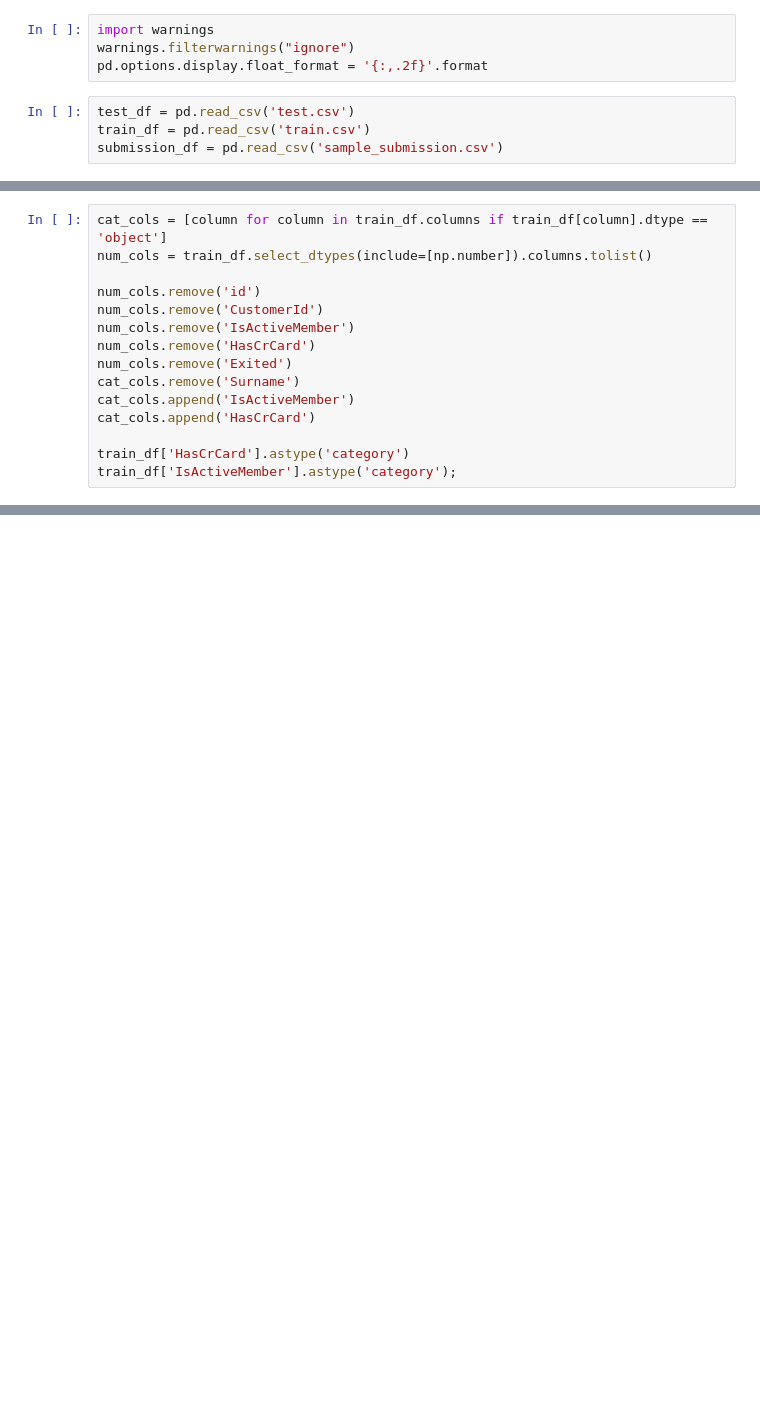
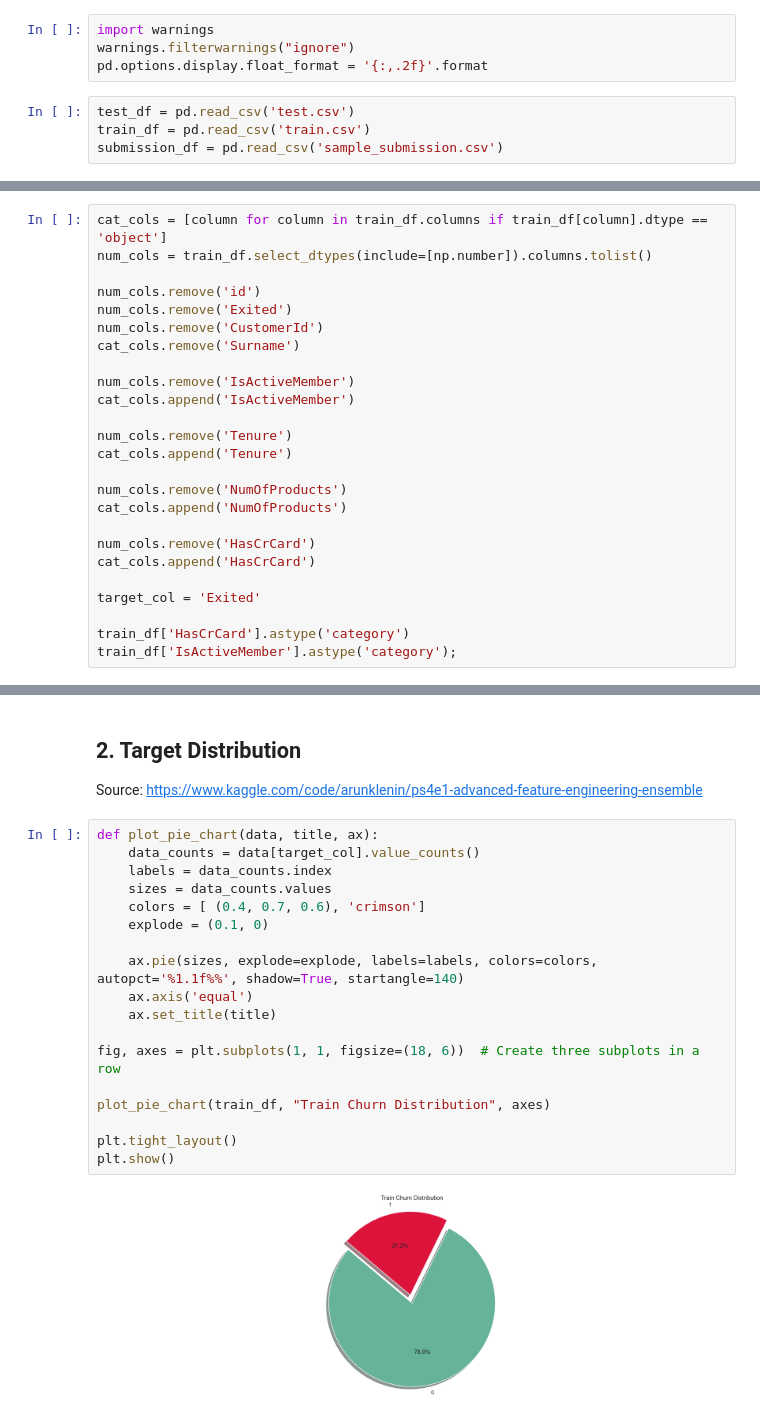
Before and after one commit to KrystianPi/Kaggle-S4E1, a Jupyter notebook: eda.ipynb, the cells around one changed output, grey strips where cells are left out. Cells and saved outputs as stored; diff of their text form; blank space fills up the shorter version.

```diff
--- a/eda.ipynb
+++ b/eda.ipynb
@@ -77,13 +77,23 @@ cat_cols = [column for column in train_df.columns if train_df[column].dtype == '
 num_cols = train_df.select_dtypes(include=[np.number]).columns.tolist()
 
 num_cols.remove('id')
+num_cols.remove('Exited')
 num_cols.remove('CustomerId')
+cat_cols.remove('Surname')
+
 num_cols.remove('IsActiveMember')
+cat_cols.append('IsActiveMember')
+
+num_cols.remove('Tenure')
+cat_cols.append('Tenure')
+
+num_cols.remove('NumOfProducts')
+cat_cols.append('NumOfProducts')
+
 num_cols.remove('HasCrCard')
-num_cols.remove('Exited')
-cat_cols.remove('Surname')
-cat_cols.append('IsActiveMember')
 cat_cols.append('HasCrCard')
+
+target_col = 'Exited'
 
 train_df['HasCrCard'].astype('category')
 train_df['IsActiveMember'].astype('category');
@@ -156,0 +110,23 @@ plt.show()
+# %% [markdown]
+## 2. Target Distribution
+Source: https://www.kaggle.com/code/arunklenin/ps4e1-advanced-feature-engineering-ensemble
+# %%
+def plot_pie_chart(data, title, ax):
+    data_counts = data[target_col].value_counts()
+    labels = data_counts.index
+    sizes = data_counts.values
+    colors = [ (0.4, 0.7, 0.6), 'crimson']
+    explode = (0.1, 0)
+
+    ax.pie(sizes, explode=explode, labels=labels, colors=colors, autopct='%1.1f%%', shadow=True, startangle=140)
+    ax.axis('equal')
+    ax.set_title(title)
+
+fig, axes = plt.subplots(1, 1, figsize=(18, 6))  # Create three subplots in a row
+
+plot_pie_chart(train_df, "Train Churn Distribution", axes)
+
+plt.tight_layout()
+plt.show()
+# %% [output]
+[figure, added]
```
Also changed, not shown: parts of 19 cells of this notebook.
